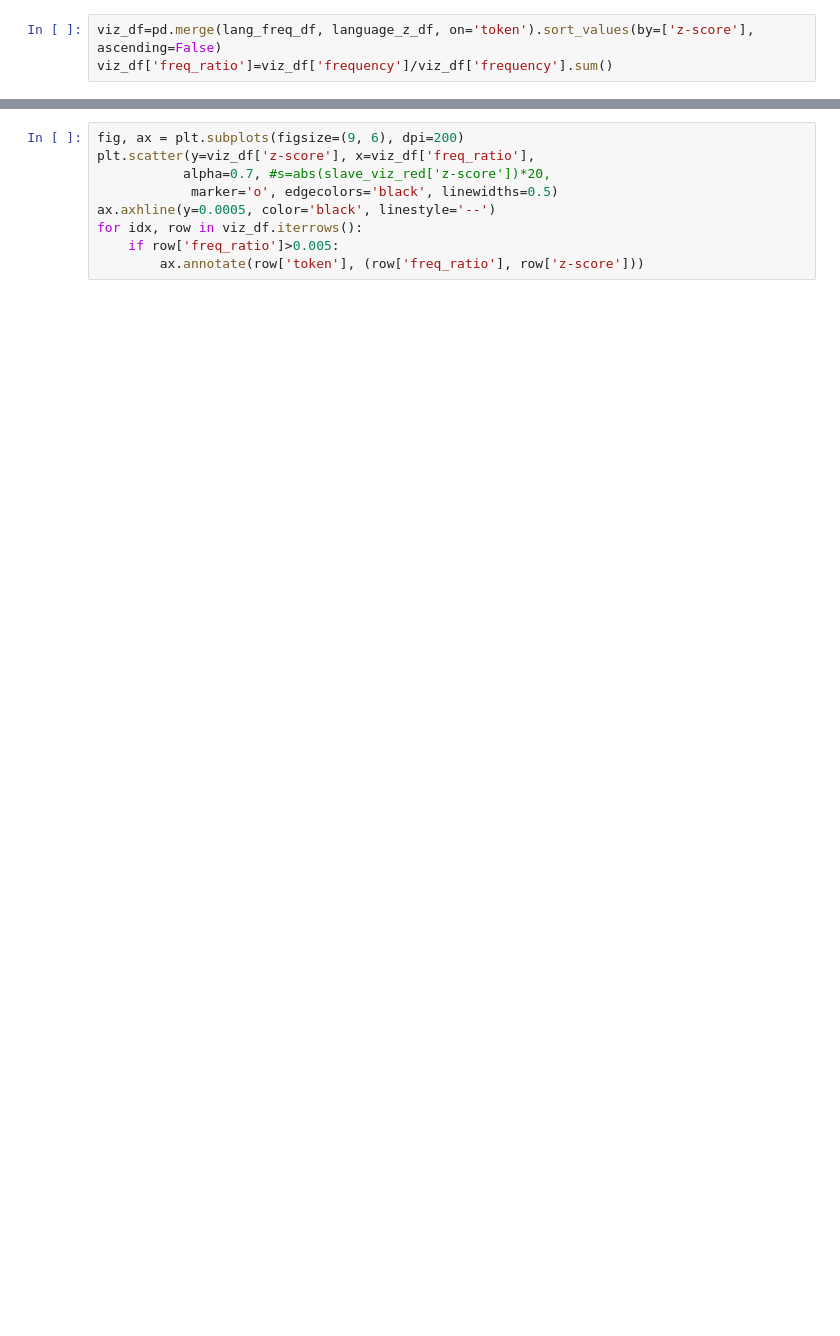
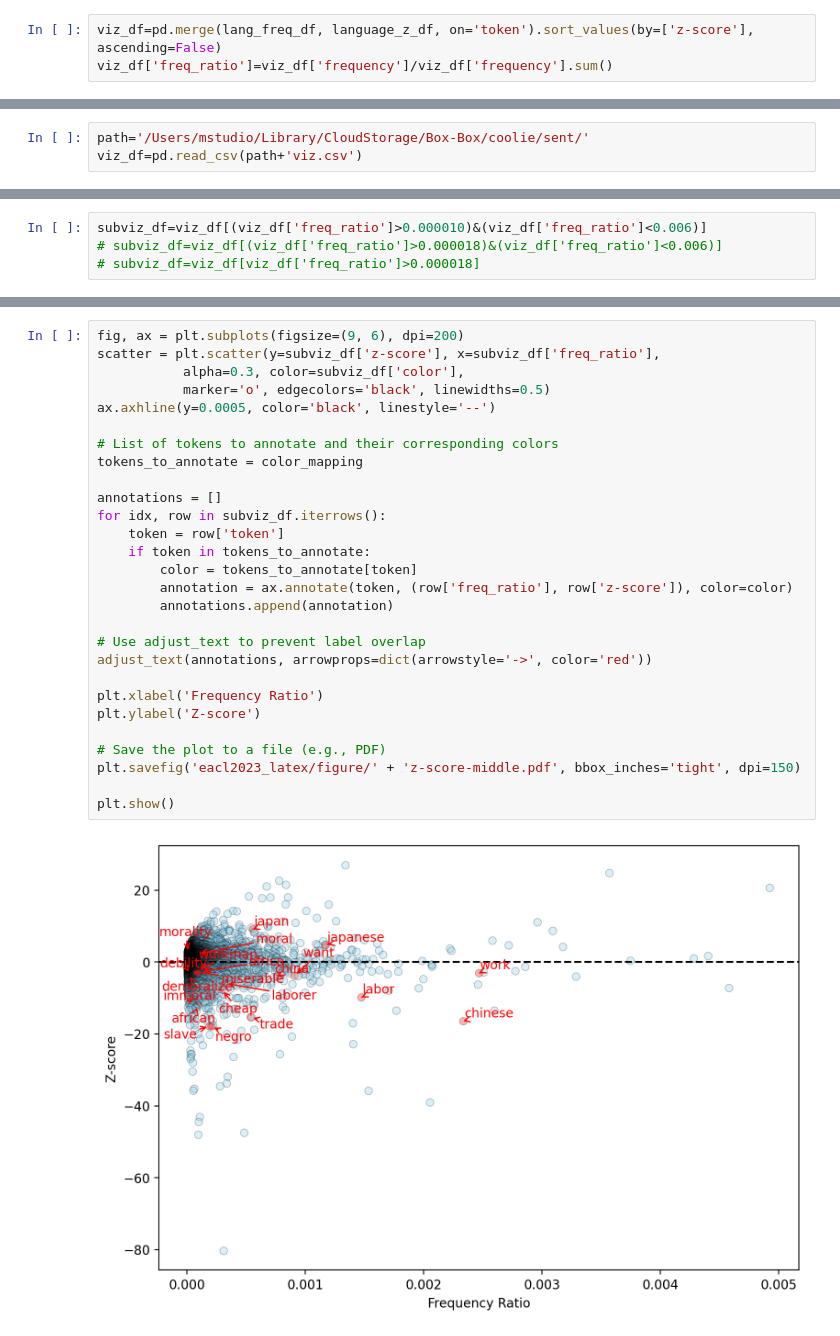
Before and after one commit to park-jay/coolie, a Jupyter notebook: log-odds.ipynb, the cells around one changed output, grey strips where cells are left out. Drawn from its saved outputs; the diff is of its cells as text; blank space fills up the shorter version.

```diff
--- a/log-odds.ipynb
+++ b/log-odds.ipynb
@@ -73,0 +125,3 @@ viz_df['freq_ratio']=viz_df['frequency']/viz_df['frequency'].sum()
+# %%
+path='/Users/mstudio/Library/CloudStorage/Box-Box/coolie/sent/'
+viz_df=pd.read_csv(path+'viz.csv')
@@ -73,0 +160,4 @@ viz_df['freq_ratio']=viz_df['frequency']/viz_df['frequency'].sum()
+# %%
+subviz_df=viz_df[(viz_df['freq_ratio']>0.000010)&(viz_df['freq_ratio']<0.006)]
+# subviz_df=viz_df[(viz_df['freq_ratio']>0.000018)&(viz_df['freq_ratio']<0.006)]
+# subviz_df=viz_df[viz_df['freq_ratio']>0.000018]
@@ -74,9 +169,30 @@ viz_df['freq_ratio']=viz_df['frequency']/viz_df['frequency'].sum()
 # %%
 fig, ax = plt.subplots(figsize=(9, 6), dpi=200)
-plt.scatter(y=viz_df['z-score'], x=viz_df['freq_ratio'],
-           alpha=0.7, #s=abs(slave_viz_red['z-score'])*20,
-            marker='o', edgecolors='black', linewidths=0.5)
+scatter = plt.scatter(y=subviz_df['z-score'], x=subviz_df['freq_ratio'],
+           alpha=0.3, color=subviz_df['color'],
+           marker='o', edgecolors='black', linewidths=0.5)
 ax.axhline(y=0.0005, color='black', linestyle='--')
-for idx, row in viz_df.iterrows():
-    if row['freq_ratio']>0.005:
-        ax.annotate(row['token'], (row['freq_ratio'], row['z-score']))
+
+# List of tokens to annotate and their corresponding colors
+tokens_to_annotate = color_mapping
+
+annotations = []
+for idx, row in subviz_df.iterrows():
+    token = row['token']
+    if token in tokens_to_annotate:
+        color = tokens_to_annotate[token]
+        annotation = ax.annotate(token, (row['freq_ratio'], row['z-score']), color=color)
+        annotations.append(annotation)
+
+# Use adjust_text to prevent label overlap
+adjust_text(annotations, arrowprops=dict(arrowstyle='->', color='red'))
+
+plt.xlabel('Frequency Ratio')
+plt.ylabel('Z-score')
+
+# Save the plot to a file (e.g., PDF)
+plt.savefig('eacl2023_latex/figure/' + 'z-score-middle.pdf', bbox_inches='tight', dpi=150)
+
+plt.show()
+# %% [output]
+[figure, added]
```
Also changed, not shown: parts of 34 cells of this notebook, 11 other files.
